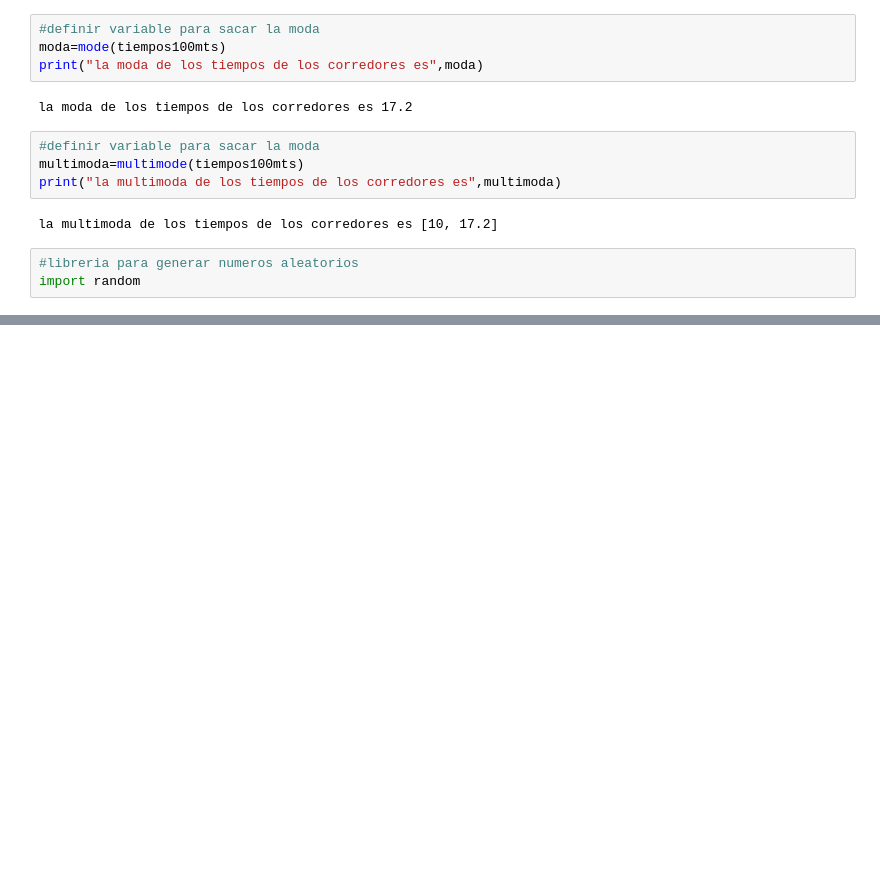
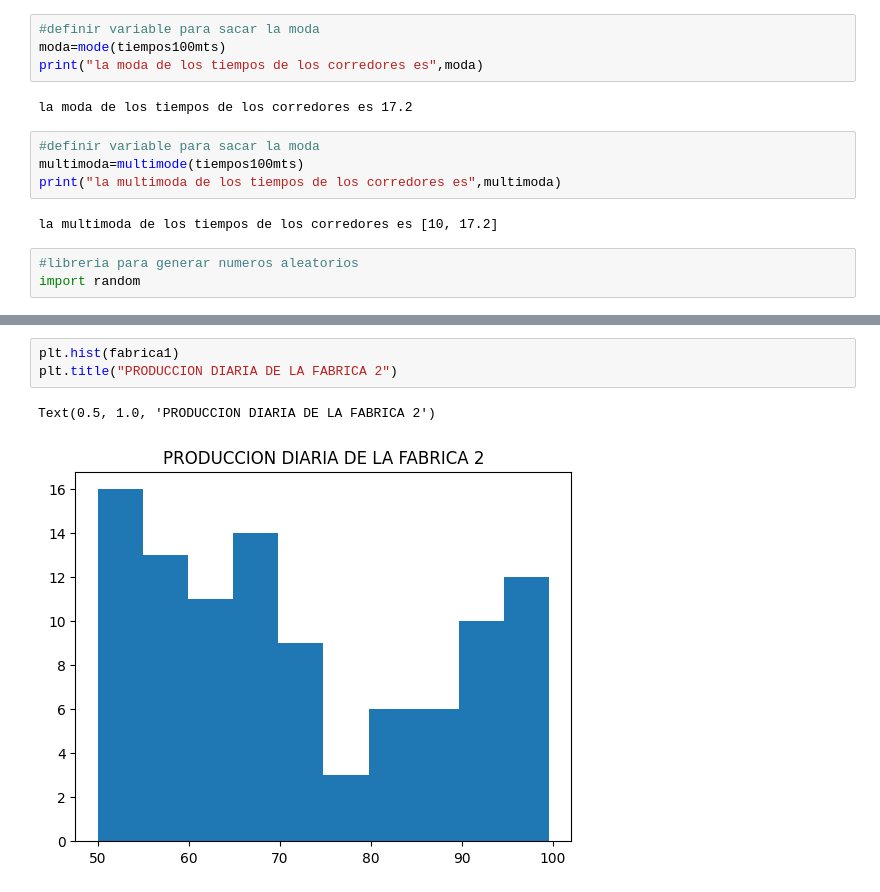
Before and after one commit to 25040150-source/PROBABILIDAD-Y-ESTADISTICA, a Jupyter notebook: practica1pye.ipynb, the cells around one changed output, grey strips where cells are left out. Saved outputs shown, nothing was run; the diff lists cells and outputs as text; blank space fills up the shorter version.

```diff
--- a/practica1pye.ipynb
+++ b/practica1pye.ipynb
@@ -84,0 +101,6 @@ print(fabrica1)
+# %%
+plt.hist(fabrica1)
+plt.title("PRODUCCION DIARIA DE LA FABRICA 2")
+# %% [output]
+Text(0.5, 1.0, 'PRODUCCION DIARIA DE LA FABRICA 2')
+[figure, added]
```
Also changed, not shown: parts of 8 cells of this notebook.
